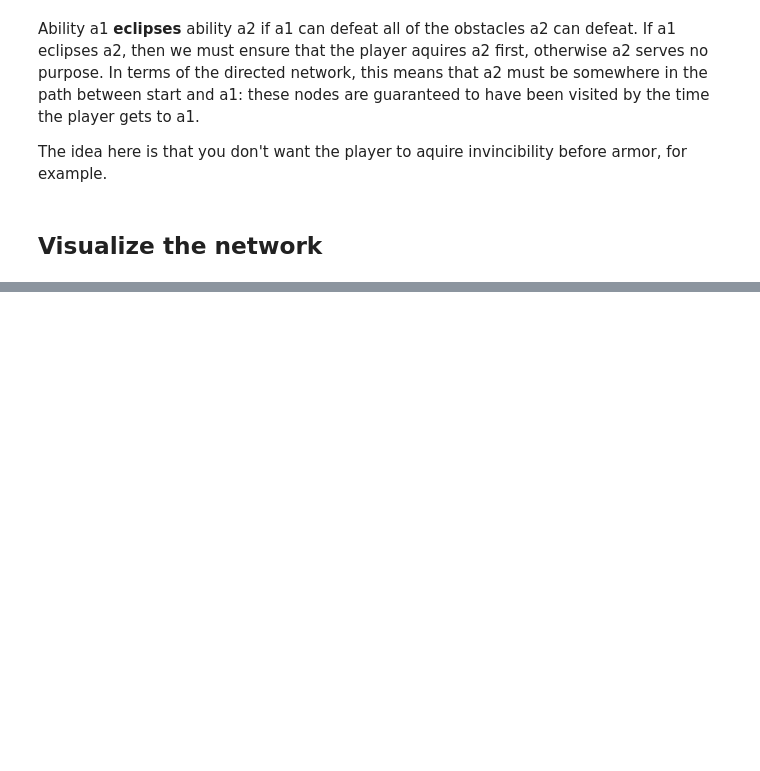
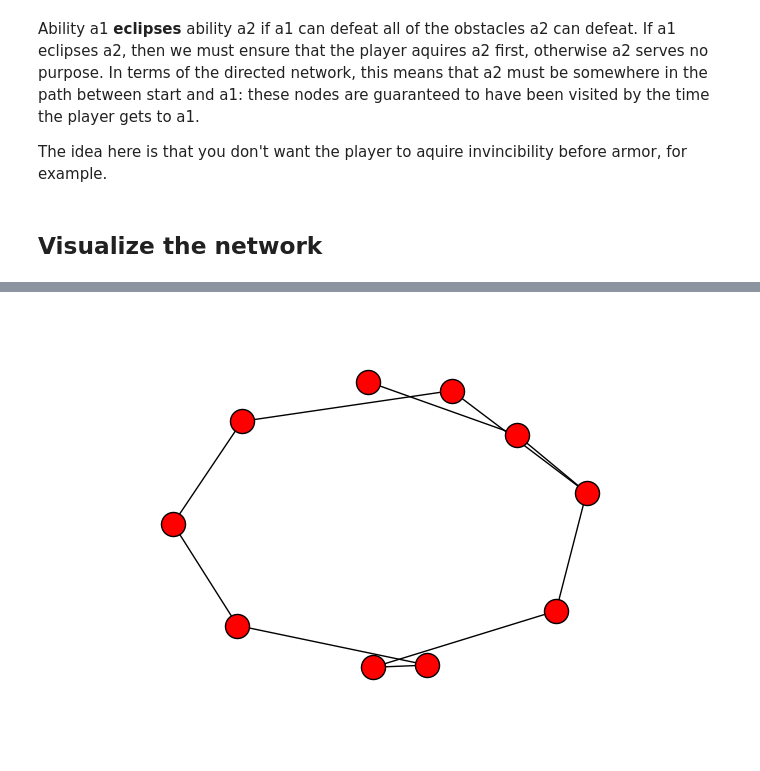
Before and after one commit to scrudgey/yogurt_tools, a Jupyter notebook: puzzle.ipynb, the cells around one changed output, grey strips where cells are left out. Cells and saved outputs as stored; diff of their text form; code cells hidden in the pictures; blank space fills up the shorter version.

```diff
--- a/puzzle.ipynb
+++ b/puzzle.ipynb
@@ -104,0 +141,15 @@ plt.show()
+# %%
+# for clarity, let's have o6 then unlock a new ability, a5
+net.add_connection('o6', 'a5')
+
+# let's also add an endpoint obstacle
+net.add_obstacle('end')
+net.defeats('a5', 'end')
+net.add_connection('a5', 'end')
+# %%
+# redraw the graph to show the results
+g = net.nxgraph()
+nx.draw(g)
+plt.show()
+# %% [output]
+[figure, added]
```
Also changed, not shown: parts of 7 cells of this notebook, 1 other file.
